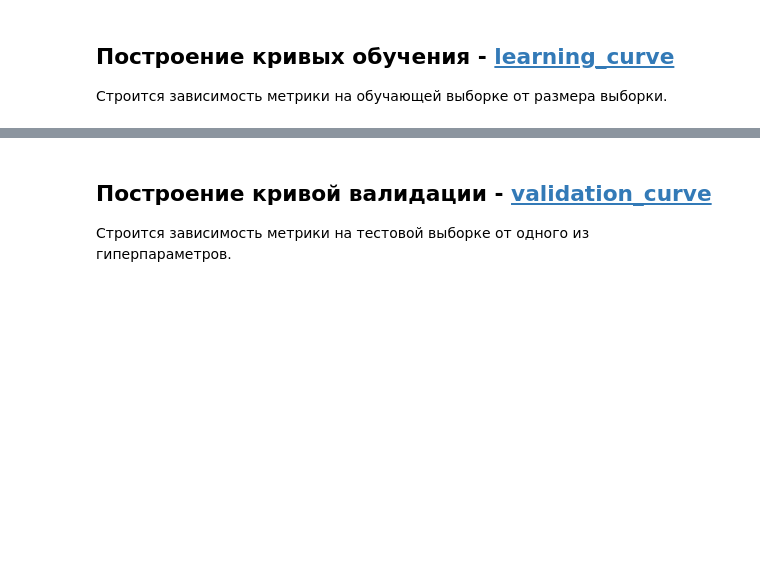
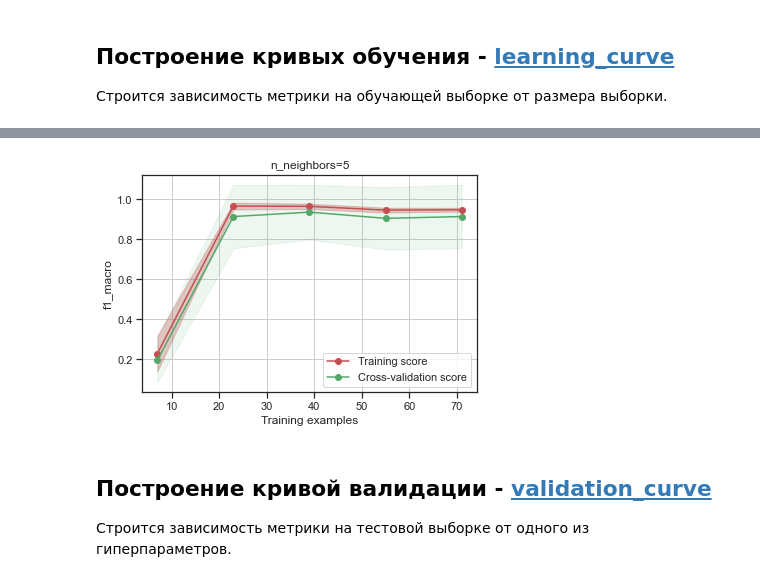
Before and after one commit to ugapanyuk/ml_course_2022, a Jupyter notebook: common/notebooks/crossval/crossval.ipynb, the cells around one changed output, grey strips where cells are left out. Saved outputs shown, nothing was run; the diff lists cells and outputs as text; code cells hidden in the pictures; blank space fills up the shorter version.

```diff
--- a/common/notebooks/crossval/crossval.ipynb
+++ b/common/notebooks/crossval/crossval.ipynb
@@ -544,0 +555,4 @@ plot_learning_curve(KNeighborsClassifier(n_neighbors=5), 'n_neighbors=5',
+# %%
+plot_learning_curve(KNeighborsClassifier(n_neighbors=5), 'n_neighbors=5',
+                    iris_X_train, iris_y_train, cv=20, scoring='f1_macro')
+# %% [output]
@@ -545,3 +560,4 @@ plot_learning_curve(KNeighborsClassifier(n_neighbors=5), 'n_neighbors=5',
+[figure, added]
 # %% [markdown]
 ## Построение кривой валидации - [validation_curve](https://scikit-learn.org/stable/modules/generated/sklearn.model_selection.validation_curve.html#sklearn.model_selection.validation_curve)
 
```
Also changed, not shown: parts of 17 cells of this notebook, 10 other files.
